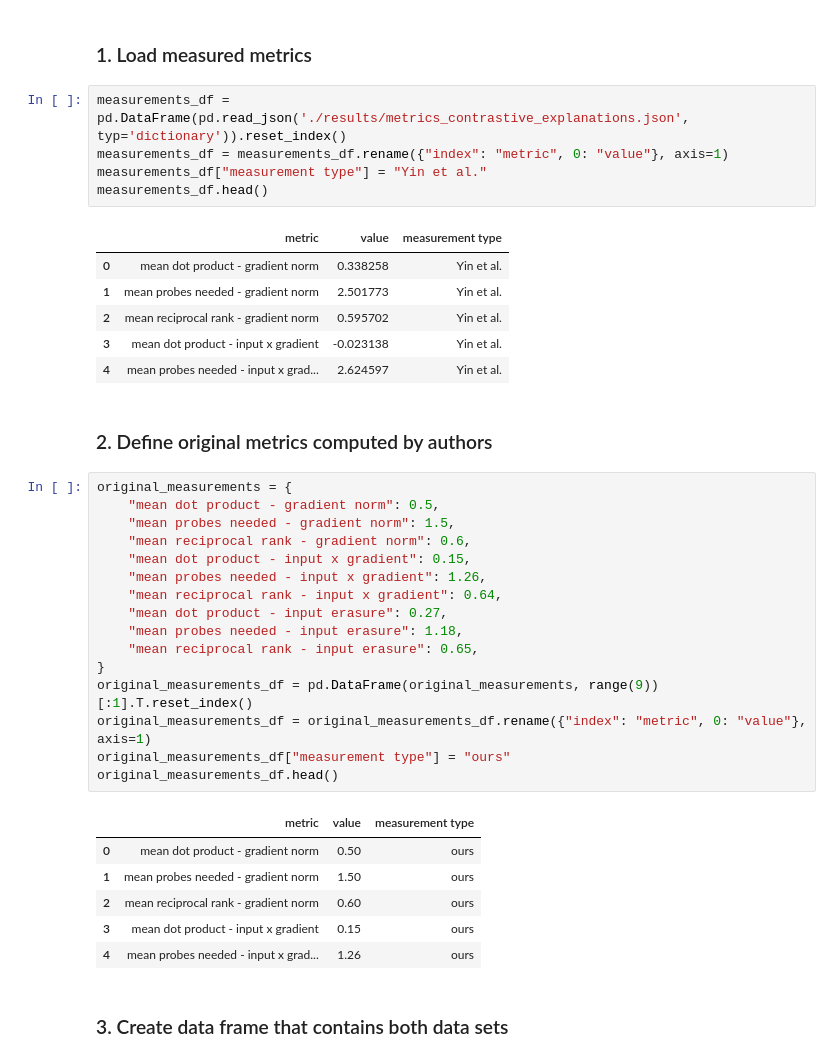
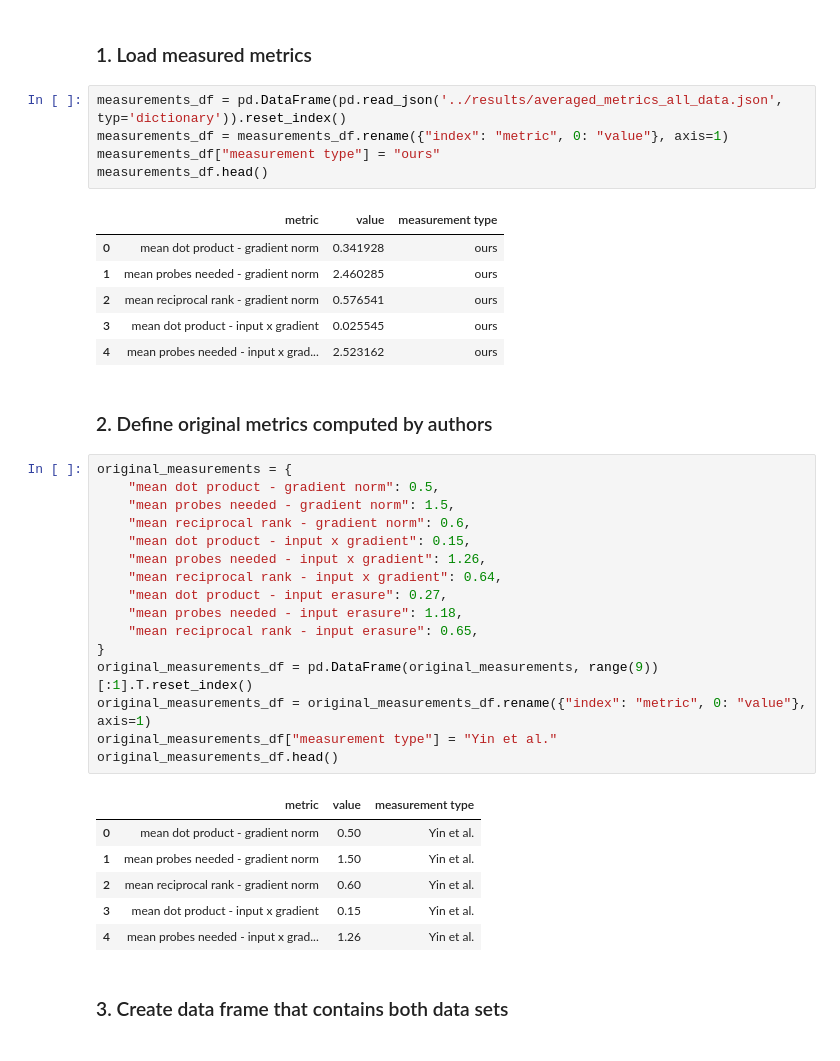
Before and after one commit to Bindila-Bogdan/Interpreting-Language-Models, a Jupyter notebook: notebooks/analyze_appropriate_evidence.ipynb, the cells around one changed output. Saved outputs shown, nothing was run; the diff lists cells and outputs as text.

```diff
--- a/notebooks/analyze_appropriate_evidence.ipynb
+++ b/notebooks/analyze_appropriate_evidence.ipynb
@@ -6,17 +6,17 @@ sns.set()
 # %% [markdown]
 ### 1. Load measured metrics
 # %%
-measurements_df = pd.DataFrame(pd.read_json('./results/metrics_contrastive_explanations.json', typ='dictionary')).reset_index()
+measurements_df = pd.DataFrame(pd.read_json('../results/averaged_metrics_all_data.json', typ='dictionary')).reset_index()
 measurements_df = measurements_df.rename({"index": "metric", 0: "value"}, axis=1)
-measurements_df["measurement type"] = "Yin et al."
+measurements_df["measurement type"] = "ours"
 measurements_df.head()
 # %% [output]
 |  | metric | value | measurement type |
-| 0 | mean dot product - gradient norm | 0.338258 | Yin et al. |
-| 1 | mean probes needed - gradient norm | 2.501773 | Yin et al. |
-| 2 | mean reciprocal rank - gradient norm | 0.595702 | Yin et al. |
-| 3 | mean dot product - input x gradient | -0.023138 | Yin et al. |
-| 4 | mean probes needed - input x grad... | 2.624597 | Yin et al. |
+| 0 | mean dot product - gradient norm | 0.341928 | ours |
+| 1 | mean probes needed - gradient norm | 2.460285 | ours |
+| 2 | mean reciprocal rank - gradient norm | 0.576541 | ours |
+| 3 | mean dot product - input x gradient | 0.025545 | ours |
+| 4 | mean probes needed - input x grad... | 2.523162 | ours |
 # %% [markdown]
 ### 2. Define original metrics computed by authors
 # %%
@@ -33,14 +33,14 @@ original_measurements = {
 }
 original_measurements_df = pd.DataFrame(original_measurements, range(9))[:1].T.reset_index()
 original_measurements_df = original_measurements_df.rename({"index": "metric", 0: "value"}, axis=1)
-original_measurements_df["measurement type"] = "ours"
+original_measurements_df["measurement type"] = "Yin et al."
 original_measurements_df.head()
 # %% [output]
 |  | metric | value | measurement type |
-| 0 | mean dot product - gradient norm | 0.50 | ours |
-| 1 | mean probes needed - gradient norm | 1.50 | ours |
-| 2 | mean reciprocal rank - gradient norm | 0.60 | ours |
-| 3 | mean dot product - input x gradient | 0.15 | ours |
-| 4 | mean probes needed - input x grad... | 1.26 | ours |
+| 0 | mean dot product - gradient norm | 0.50 | Yin et al. |
+| 1 | mean probes needed - gradient norm | 1.50 | Yin et al. |
+| 2 | mean reciprocal rank - gradient norm | 0.60 | Yin et al. |
+| 3 | mean dot product - input x gradient | 0.15 | Yin et al. |
+| 4 | mean probes needed - input x grad... | 1.26 | Yin et al. |
 # %% [markdown]
 ### 3. Create data frame that contains both data sets
```
Also changed, not shown: parts of 7 cells of this notebook, 11 other files.
